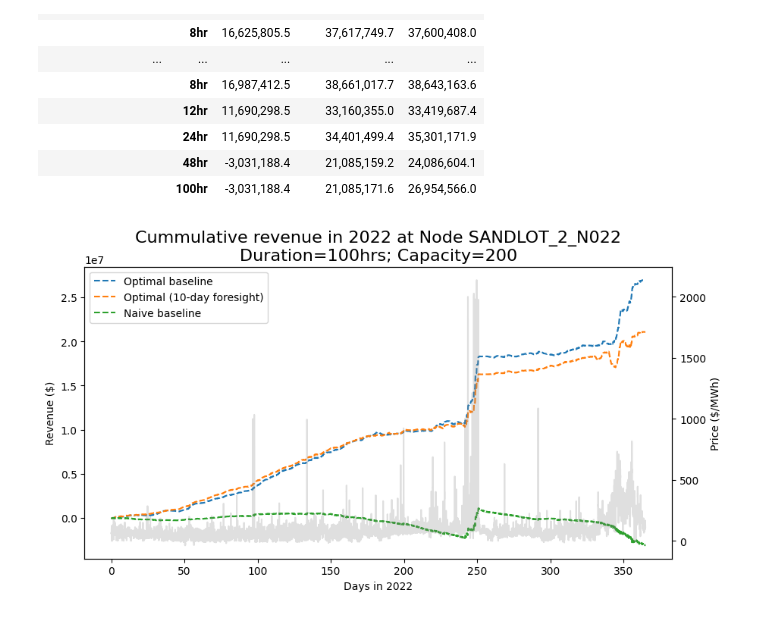
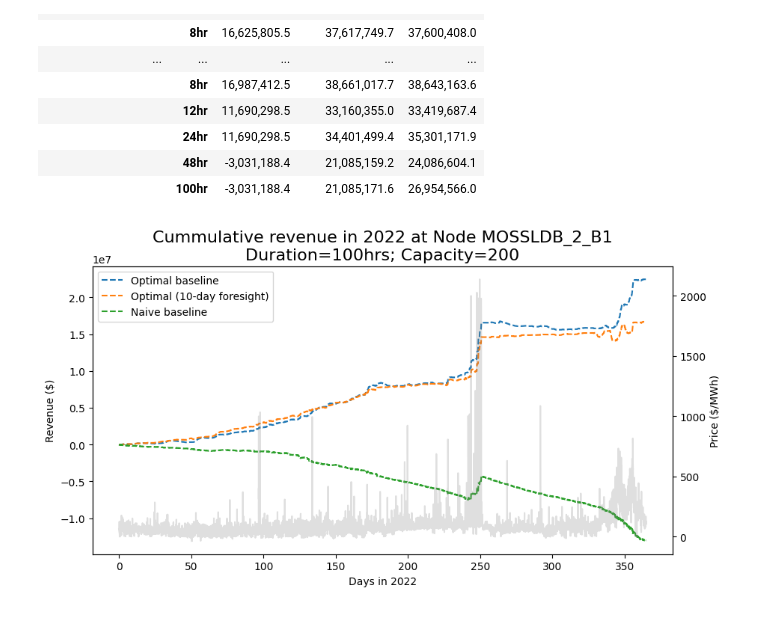
Before and after one commit to etrieschman/battery-charger, a Jupyter notebook: src/get_baselines.ipynb, the cells around one changed output. Drawn from its saved outputs; the diff is of its cells as text; code cells hidden in the pictures.

```diff
--- a/src/get_baselines.ipynb
+++ b/src/get_baselines.ipynb
@@ -34,6 +37,7 @@ capacity = 200
 foresight = 10
 # %%
 summary = {}
+revenues = {}
 for node in tqdm(NODES):
     p = data.lmp[(data.location == node) & (data.year == y)].to_numpy() # prices are $/MWh
     time = data.time[(data.location == node) & (data.year == y)].to_numpy()
@@ -42,6 +46,7 @@ for node in tqdm(NODES):
         __, __, __, revenue_optlim = get_limited_optimal_battery_schedule(foresight, p, dur, capacity, 0, True)
         __, __, __, revenue_opt = get_optimal_battery_schedule(p, dur, capacity, 0, True)
         summary[(node, f'{dur}hr')] = [revenue_n[-1], revenue_optlim[-1], revenue_opt[-1]]
+        revenues[(node, dur)] = [revenue_n, revenue_optlim, revenue_opt]
 # %% [markdown]
 # Summarize
 # %%
@@ -68,19 +73,23 @@ summ_df.round(1)
 |  | 48hr | -3,031,188.4 | 21,085,159.2 | 24,086,604.1 |
 |  | 100hr | -3,031,188.4 | 21,085,171.6 | 26,954,566.0 |
 # %%
+dur = 100
+node = 'MOSSLDB_2_B1'
+revenue_n, revenue_optlim, revenue_opt = revenues[(node, dur)]
+
 x = np.arange(len(p))/4/24
 fig, axL = plt.subplots(figsize=(10, 5))
 axR = axL.twinx()
 axL.plot(x, revenue_opt, linestyle='--', label='Optimal baseline')
 axL.plot(x, revenue_optlim, linestyle='--', label=f'Optimal ({foresight}-day foresight)')
 axL.plot(x[:-1], revenue_n, linestyle='--', label='Naive baseline')
 
 axR.plot(x, p, alpha=0.25, color='grey')
 axL.set_title(f'Cummulative revenue in {y} at Node {node}\nDuration={dur}hrs; Capacity={capacity}')
 axL.set_ylabel('Revenue ($)')
 axR.set_ylabel('Price ($/MWh)')
 axL.set_xlabel(f'Days in {y}')
 axL.legend()
 plt.show()
 # %% [output]
-[figure, old version]
+[figure, new version]
```
Also changed, not shown: parts of 2 cells of this notebook, 8 other files.
